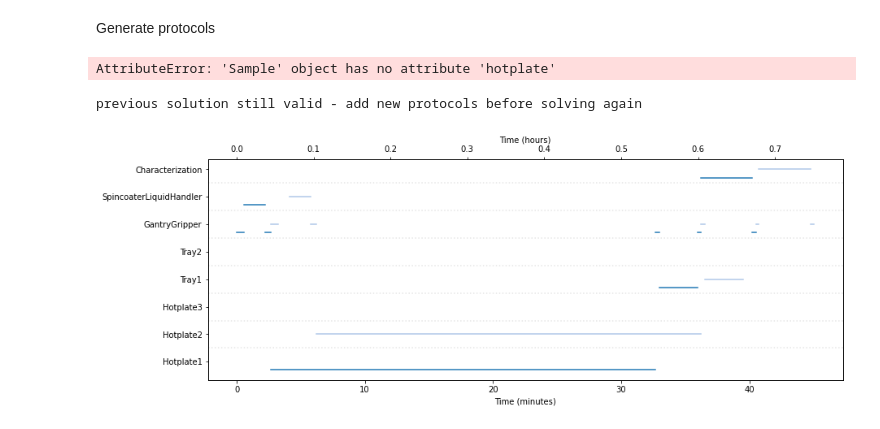
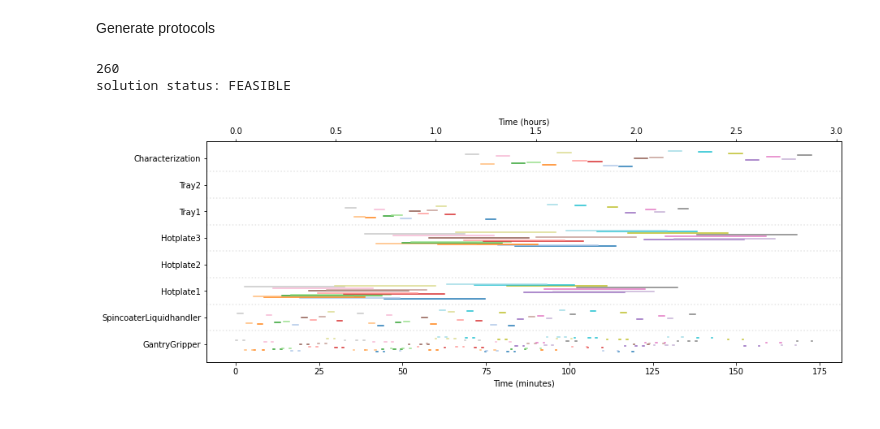
Before and after one commit to fenning-research-group/PASCAL, a Jupyter notebook: frgpascal/test.ipynb, the cells around one changed output. Saved outputs shown, nothing was run; the diff lists cells and outputs as text; code cells hidden in the pictures.

```diff
--- a/frgpascal/test.ipynb
+++ b/frgpascal/test.ipynb
@@ -72,6 +98,20 @@ s1 = Sample(
     ],
     storage_slot = {'tray':'Tray1', 'slot':'A1'},
 )
+# %%
+samples = [Sample(
+    name=f'sample{i}',
+    substrate='glass',
+    worklist = [
+        spincoat_absorber,
+        anneal_absorber,
+        Rest(180),
+        spincoat_passivant,
+        anneal_passivation,
+        Characterize()
+    ],
+    storage_slot = {'tray':'Tray1', 'slot':'A1'},
+) for i in range(20)]
 # %%
 s2 = Sample(
     name='sample3',
@@ -93,7 +134,6 @@ def class_to_worker(worker_class):
 
 def generate_protocol(sample:Sample, system:System, min_start:int = 0):
     tray = [w for w in system.workers if isinstance(w, Worker_Storage) and w.name == sample.storage_slot['tray']][0]
-    hotplate = [w for w in system.workers if isinstance(w, Worker_Hotplate) and w.name == task.hotplate][0]
     # print(hotplate)
 
     for task in sample.worklist:
@@ -108,7 +148,7 @@ def generate_protocol(sample:Sample, system:System, min_start:int = 0):
             else:
                 corrected_workers.append(class_to_worker(worker))
         task.workers = corrected_workers
-        task.sample = sample.name
+        task.sample = sample
 
     sample.protocol = system.generate_protocol(
         name=sample.name,
@@ -122,13 +160,10 @@ pascal = build()
-# %%
-generate_protocol(sample=s1, system=pascal)
-generate_protocol(sample=s2, system=pascal)
-# %% [output]
-AttributeError: 'Sample' object has no attribute 'hotplate'
-# %%
-pascal.scheduler.solve(enforce_protocol_order=False)
-# %% [output]
-previous solution still valid - add new protocols before solving again
-# %%
-pascal.scheduler.plot_solution()
-# %% [output]
-[figure, removed]
+# %%
+pascal = build()
+for s in samples:
+    generate_protocol(sample=s, system=pascal)
+pascal.scheduler.solve(10, breakpoints = [])#[spincoat_absorber, Rest(180)])
+pascal.scheduler.plot_solution()
+# %% [output]
+260
+solution status: FEASIBLE
+[figure, added]
```
Also changed, not shown: parts of 11 cells of this notebook, 4 other files.
